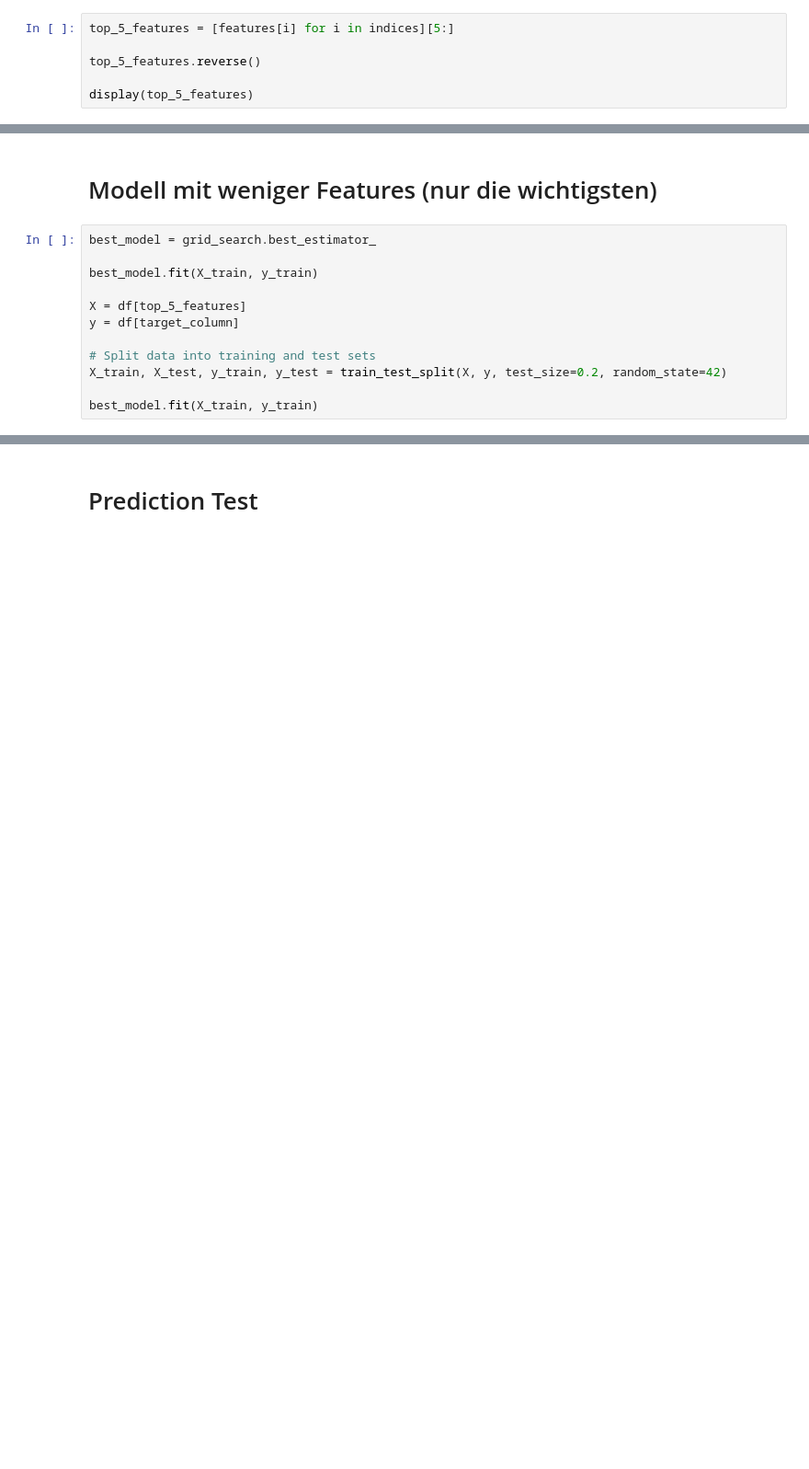
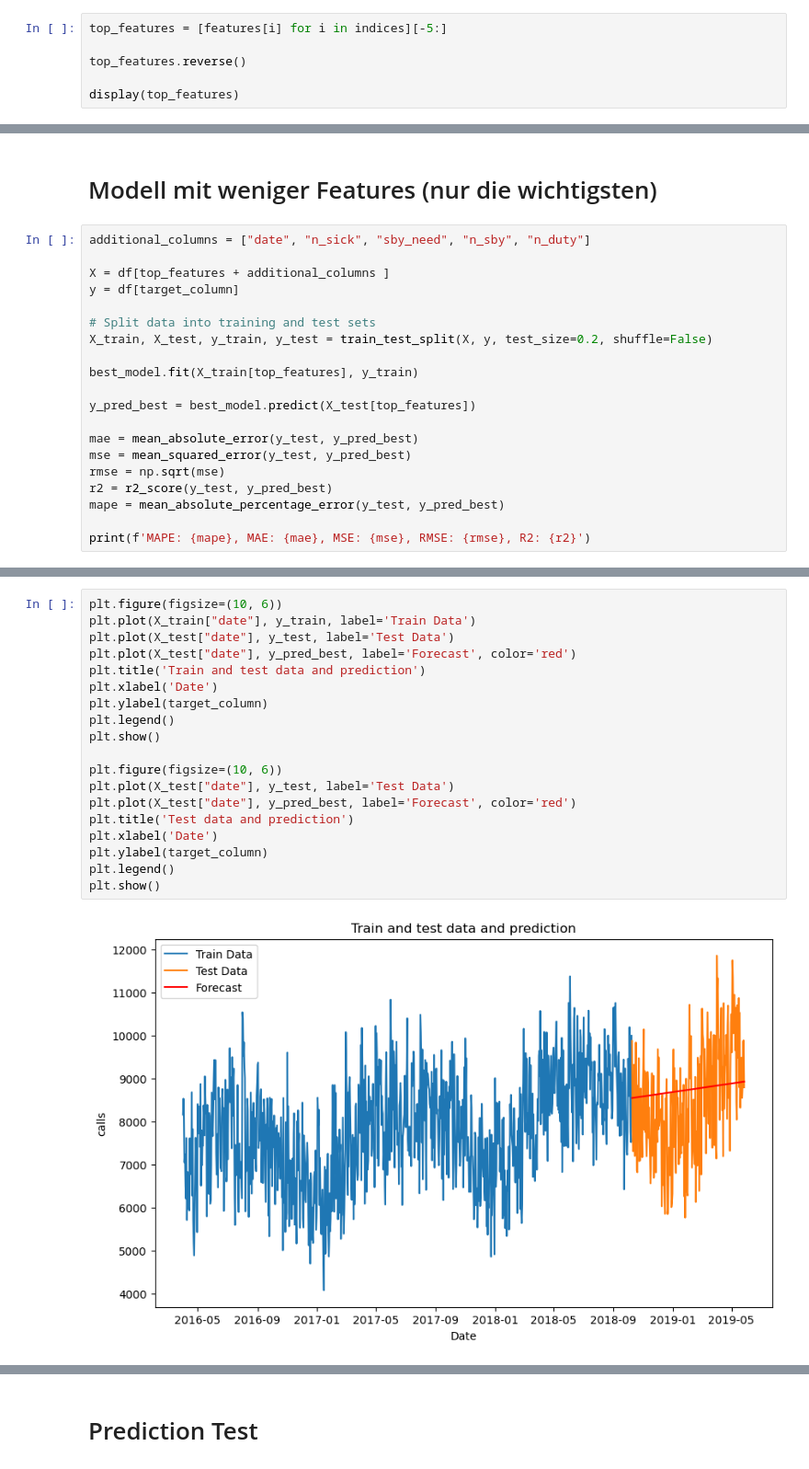
Before and after one commit to jasper-bk/Fallstudie_Model_Engineering_SoSe2024, a Jupyter notebook: notebooks/modeling/modeling.ipynb, the cells around one changed output, grey strips where cells are left out. Shown at 92% size. Drawn from its saved outputs; the diff is of its cells as text; blank space fills up the shorter version.

```diff
--- a/notebooks/modeling/modeling.ipynb
+++ b/notebooks/modeling/modeling.ipynb
@@ -228,7 +399,7 @@ MAE: 37.0784907946511, MSE: 3271.037006158742, RMSE: 57.19298039234135, R2: 0.13
 # %%
-top_5_features = [features[i] for i in indices][5:]
+top_features = [features[i] for i in indices][-5:]
 
-top_5_features.reverse()
+top_features.reverse()
 
-display(top_5_features)
+display(top_features)
 # %% [output]
@@ -244,15 +407,23 @@ display(top_5_features)
 # %% [markdown]
 # Modell mit weniger Features (nur die wichtigsten)
 # %%
-best_model = grid_search.best_estimator_
+additional_columns = ["date", "n_sick", "sby_need", "n_sby", "n_duty"]
 
-best_model.fit(X_train, y_train)
-
-X = df[top_5_features]
+X = df[top_features + additional_columns ]
 y = df[target_column]
 
 # Split data into training and test sets
-X_train, X_test, y_train, y_test = train_test_split(X, y, test_size=0.2, random_state=42)
+X_train, X_test, y_train, y_test = train_test_split(X, y, test_size=0.2, shuffle=False)
 
-best_model.fit(X_train, y_train)
+best_model.fit(X_train[top_features], y_train)
+
+y_pred_best = best_model.predict(X_test[top_features])
+
+mae = mean_absolute_error(y_test, y_pred_best)
+mse = mean_squared_error(y_test, y_pred_best)
+rmse = np.sqrt(mse)
+r2 = r2_score(y_test, y_pred_best)
+mape = mean_absolute_percentage_error(y_test, y_pred_best)
+
+print(f'MAPE: {mape}, MAE: {mae}, MSE: {mse}, RMSE: {rmse}, R2: {r2}')
 # %% [output]
@@ -259,0 +431,21 @@ RandomForestRegressor(max_depth=20, n_estimators=200, random_state=42)
+# %%
+plt.figure(figsize=(10, 6))
+plt.plot(X_train["date"], y_train, label='Train Data')
+plt.plot(X_test["date"], y_test, label='Test Data')
+plt.plot(X_test["date"], y_pred_best, label='Forecast', color='red')
+plt.title('Train and test data and prediction')
+plt.xlabel('Date')
+plt.ylabel(target_column)
+plt.legend()
+plt.show()
+
+plt.figure(figsize=(10, 6))
+plt.plot(X_test["date"], y_test, label='Test Data')
+plt.plot(X_test["date"], y_pred_best, label='Forecast', color='red')
+plt.title('Test data and prediction')
+plt.xlabel('Date')
+plt.ylabel(target_column)
+plt.legend()
+plt.show()
+# %% [output]
+[figure, added]
```
Also changed, not shown: parts of 29 cells of this notebook, 6 other files.
